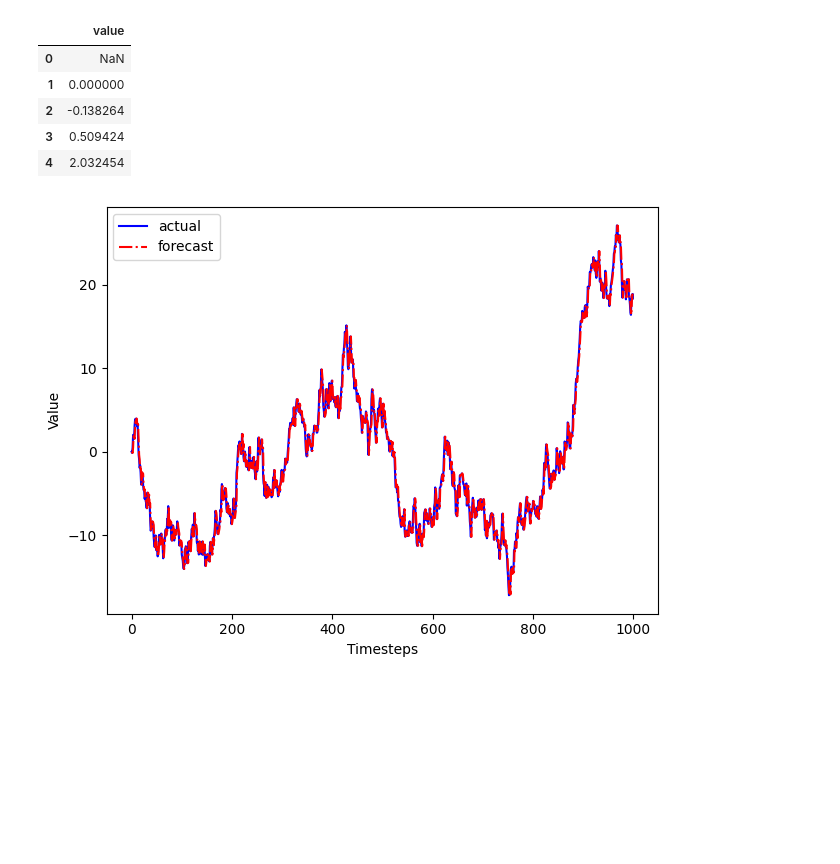
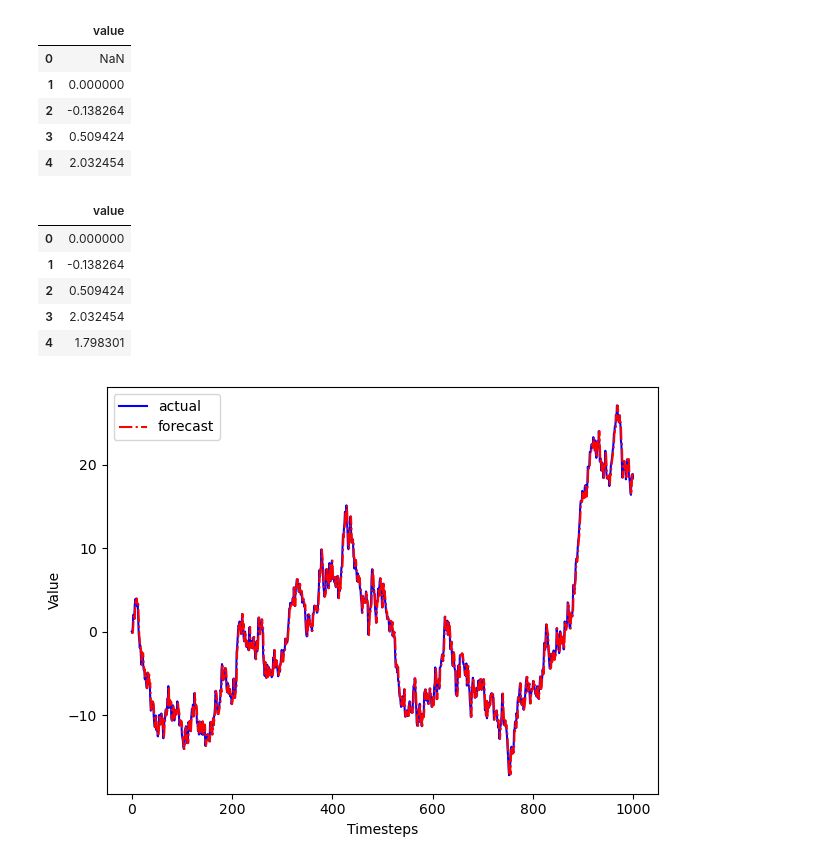
Before and after one commit to ibnerasheed/timeseries, a Jupyter notebook: codes/random_walk.ipynb, the cells around one changed output. Cells and saved outputs as stored; diff of their text form; code cells hidden in the pictures; blank space fills up the shorter version.

```diff
--- a/codes/random_walk.ipynb
+++ b/codes/random_walk.ipynb
@@ -340,6 +359,15 @@ df_shift.head()
 | 2 | -0.138264 |
 | 3 | 0.509424 |
 | 4 | 2.032454 |
+# %%
+df.head()
+# %% [output]
+|  | value |
+| 0 | 0.000000 |
+| 1 | -0.138264 |
+| 2 | 0.509424 |
+| 3 | 2.032454 |
+| 4 | 1.798301 |
 # %%
 fig, ax = plt.subplots()
 
```
Also changed, not shown: parts of 18 cells of this notebook, 2 other files.
